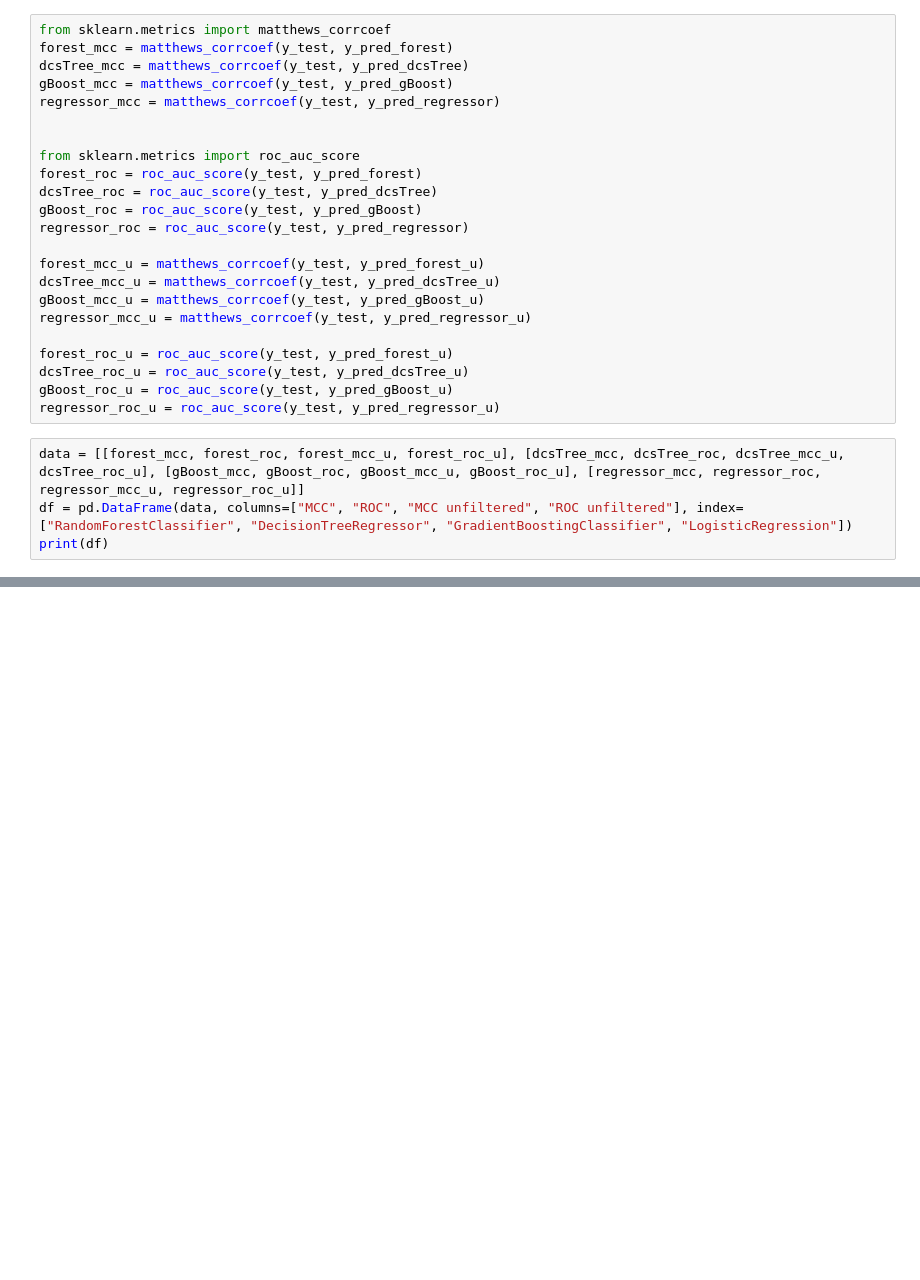
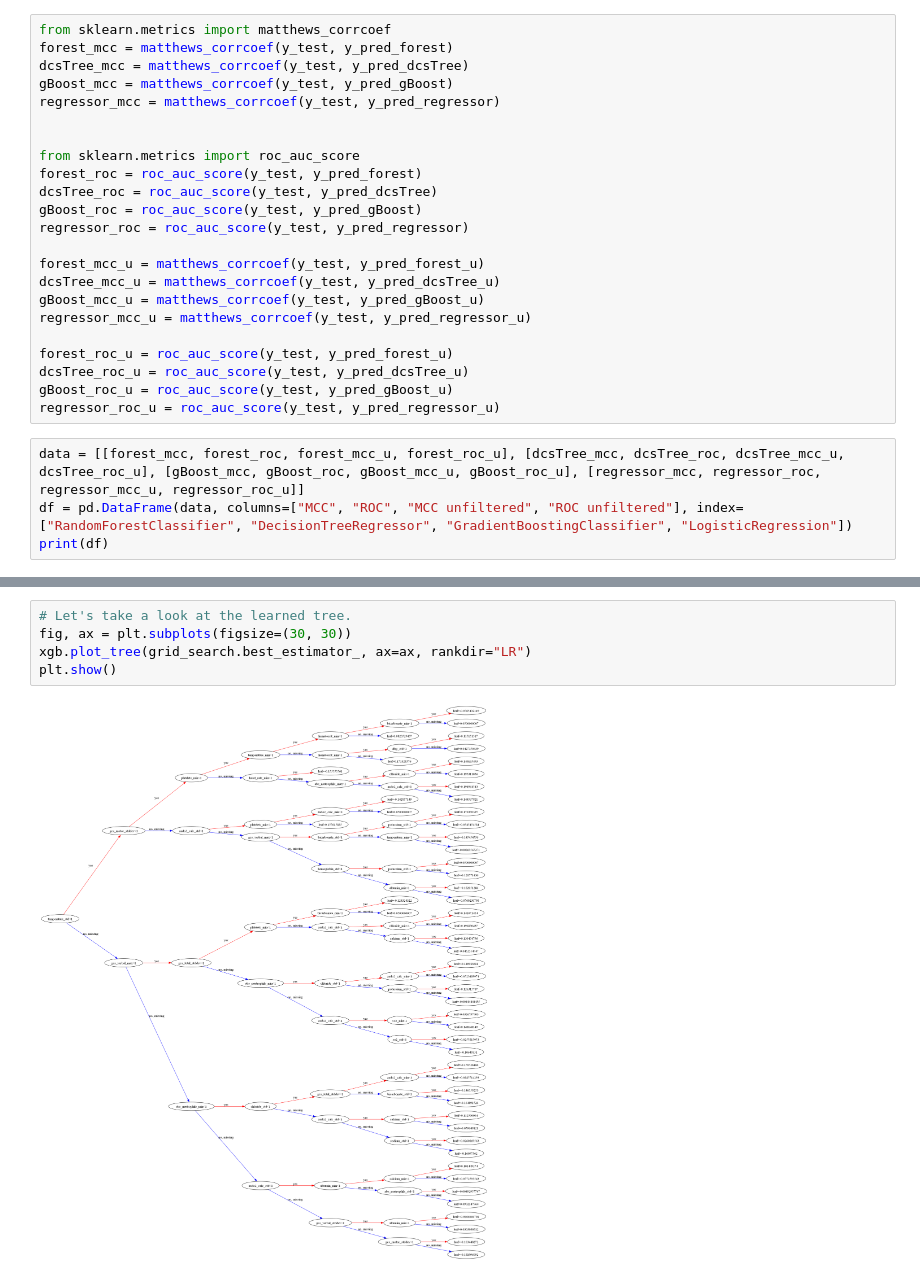
Before and after one commit to cdboer/kp-medizinische-informatik-ss23, a Jupyter notebook: ml/ml.ipynb, the cells around one changed output, grey strips where cells are left out. Cells and saved outputs as stored; diff of their text form; blank space fills up the shorter version.

```diff
--- a/ml/ml.ipynb
+++ b/ml/ml.ipynb
@@ -338,0 +519,7 @@ print(df)
+# %%
+# Let's take a look at the learned tree.
+fig, ax = plt.subplots(figsize=(30, 30))
+xgb.plot_tree(grid_search.best_estimator_, ax=ax, rankdir="LR")
+plt.show()
+# %% [output]
+[figure, added]
```
Also changed, not shown: parts of 9 cells of this notebook, 1 other file.
